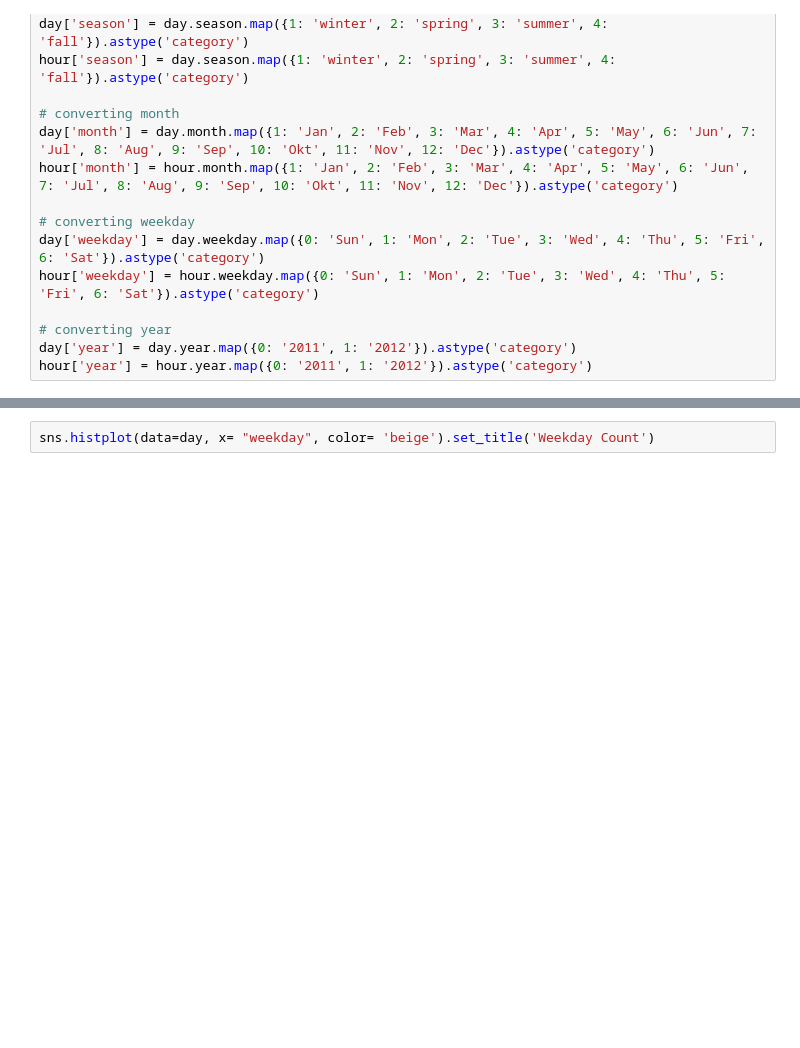
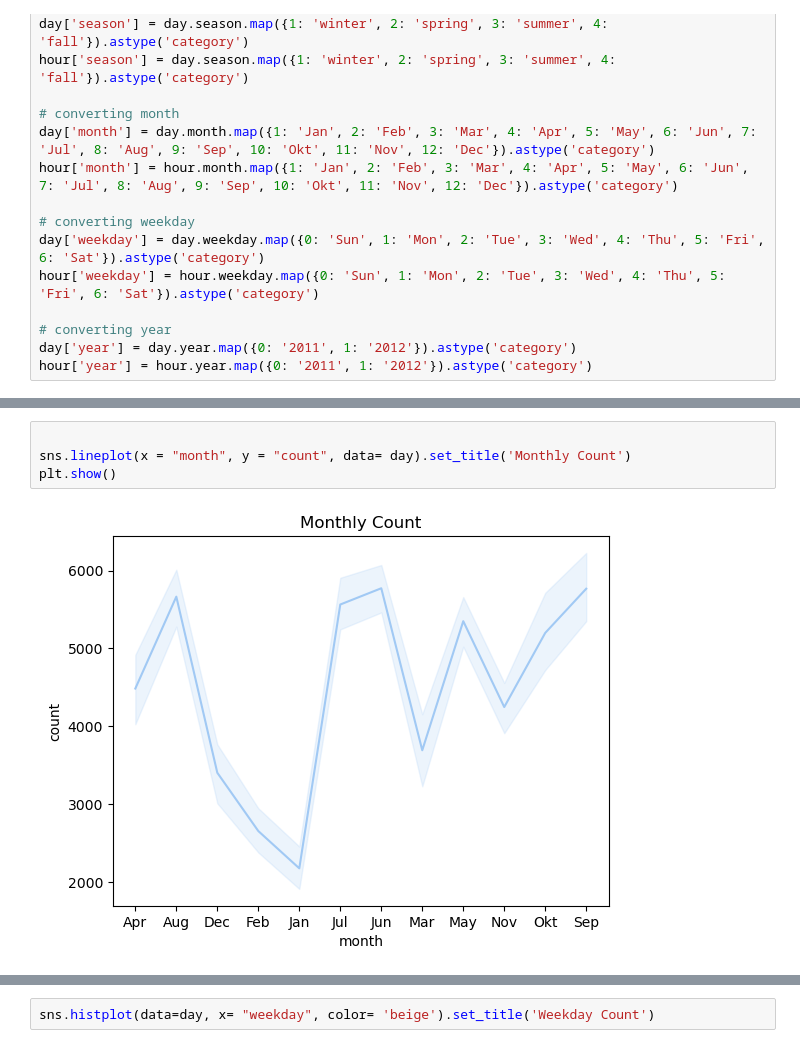
Before and after one commit to NiaLucia/Sprint2, a Jupyter notebook: Bike Project/BikeEDA.ipynb, the cells around one changed output, grey strips where cells are left out. Drawn from its saved outputs; the diff is of its cells as text; blank space fills up the shorter version.

```diff
--- a/Bike Project/BikeEDA.ipynb
+++ b/Bike Project/BikeEDA.ipynb
@@ -220 +236,7 @@ hour['year'] = hour.year.map({0: '2011', 1: '2012'}).astype('category')
+# %%
+
+sns.lineplot(x = "month", y = "count", data= day).set_title('Monthly Count')
+plt.show()
+# %% [output]
+[figure, added]
 # %%
```
Also changed, not shown: parts of 3 cells of this notebook.
